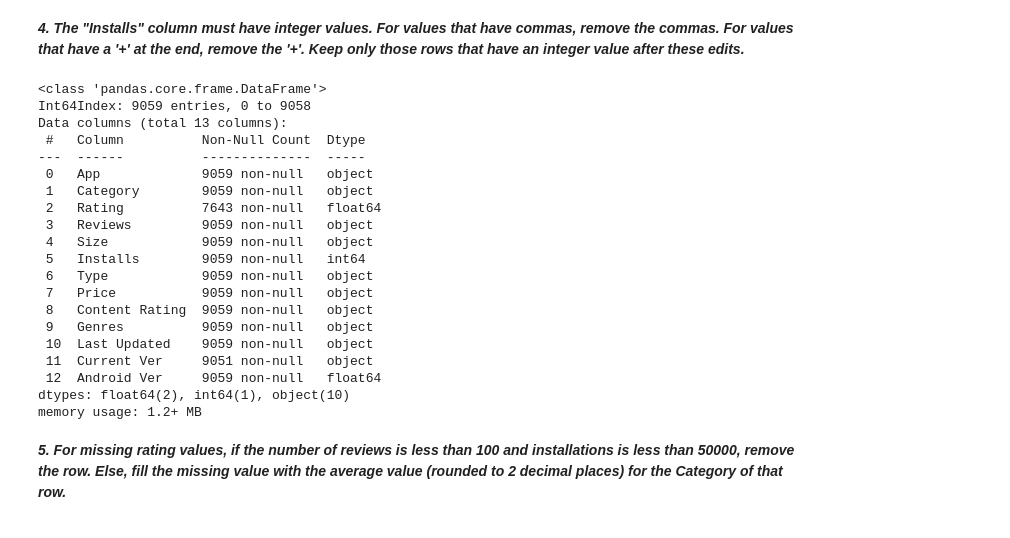
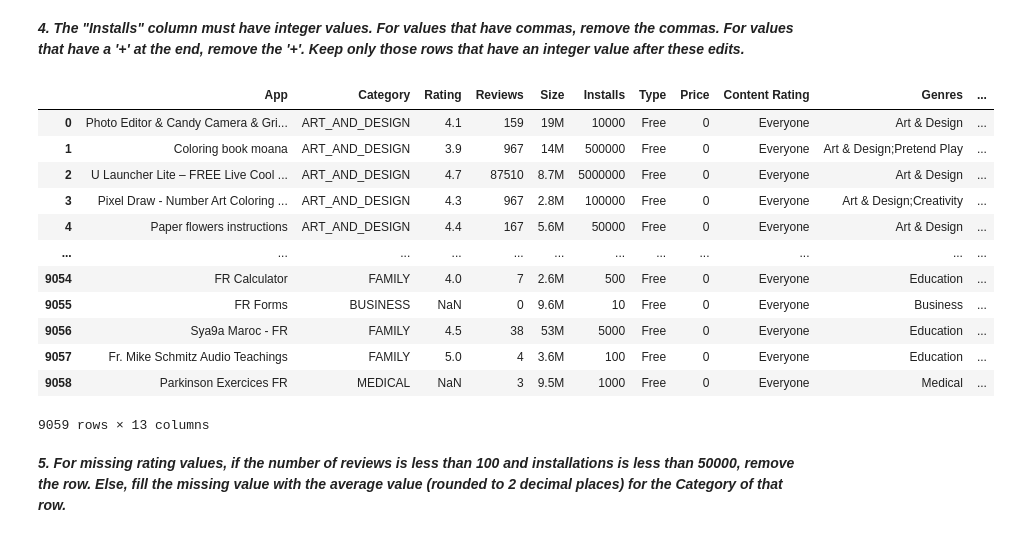
Before and after one commit to Sameerahmed786/CS210Spring2022, a Jupyter notebook: google_apps.ipynb, the cells around one changed output. Cells and saved outputs as stored; diff of their text form; code cells hidden in the pictures.

```diff
--- a/google_apps.ipynb
+++ b/google_apps.ipynb
@@ -122,28 +122,21 @@ for i, item in enumerate(ser):
 clean_googleplaystore_df['Installs'] = ser
 clean_googleplaystore_df['Installs'] = clean_googleplaystore_df['Installs'].astype(int)
 # %%
-clean_googleplaystore_df.info()
+clean_googleplaystore_df
 # %% [output]
+|  | App | Category | Rating | Reviews | Size | Installs | Type | Price | Content Rating | Genres | ... |
+| 0 | Photo Editor & Candy Camera & Gri... | ART_AND_DESIGN | 4.1 | 159 | 19M | 10000 | Free | 0 | Everyone | Art & Design | ... |
+| 1 | Coloring book moana | ART_AND_DESIGN | 3.9 | 967 | 14M | 500000 | Free | 0 | Everyone | Art & Design;Pretend Play | ... |
+| 2 | U Launcher Lite – FREE Live Cool ... | ART_AND_DESIGN | 4.7 | 87510 | 8.7M | 5000000 | Free | 0 | Everyone | Art & Design | ... |
+| 3 | Pixel Draw - Number Art Coloring ... | ART_AND_DESIGN | 4.3 | 967 | 2.8M | 100000 | Free | 0 | Everyone | Art & Design;Creativity | ... |
+| 4 | Paper flowers instructions | ART_AND_DESIGN | 4.4 | 167 | 5.6M | 50000 | Free | 0 | Everyone | Art & Design | ... |
+| ... | ... | ... | ... | ... | ... | ... | ... | ... | ... | ... | ... |
+| 9054 | FR Calculator | FAMILY | 4.0 | 7 | 2.6M | 500 | Free | 0 | Everyone | Education | ... |
+| 9055 | FR Forms | BUSINESS | NaN | 0 | 9.6M | 10 | Free | 0 | Everyone | Business | ... |
+| 9056 | Sya9a Maroc - FR | FAMILY | 4.5 | 38 | 53M | 5000 | Free | 0 | Everyone | Education | ... |
+| 9057 | Fr. Mike Schmitz Audio Teachings | FAMILY | 5.0 | 4 | 3.6M | 100 | Free | 0 | Everyone | Education | ... |
+| 9058 | Parkinson Exercices FR | MEDICAL | NaN | 3 | 9.5M | 1000 | Free | 0 | Everyone | Medical | ... |
-<class 'pandas.core.frame.DataFrame'>
-Int64Index: 9059 entries, 0 to 9058
-Data columns (total 13 columns):
- #   Column          Non-Null Count  Dtype
----  ------          --------------  -----
- 0   App             9059 non-null   object
- 1   Category        9059 non-null   object
- 2   Rating          7643 non-null   float64
- 3   Reviews         9059 non-null   object
- 4   Size            9059 non-null   object
- 5   Installs        9059 non-null   int64
- 6   Type            9059 non-null   object
- 7   Price           9059 non-null   object
- 8   Content Rating  9059 non-null   object
- 9   Genres          9059 non-null   object
- 10  Last Updated    9059 non-null   object
- 11  Current Ver     9051 non-null   object
- 12  Android Ver     9059 non-null   float64
-dtypes: float64(2), int64(1), object(10)
-memory usage: 1.2+ MB
+9059 rows × 13 columns
 # %% [markdown]
 ***5. For missing rating values, if the number of reviews is less than 100 and installations is less than 50000, remove the row. Else, fill the missing value with the average value (rounded to 2 decimal places) for the Category of that row.***
 # %%
```
Also changed, not shown: parts of 5 cells of this notebook, 1 other file.
